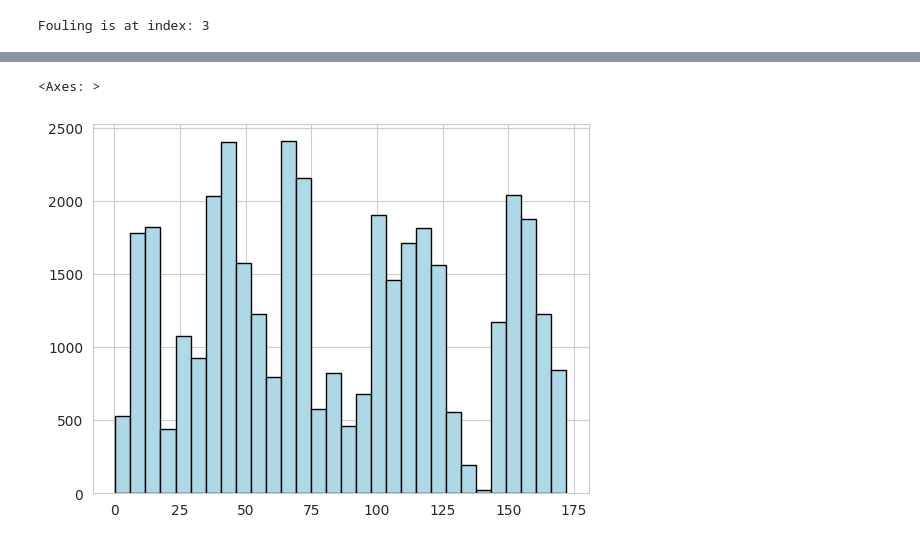
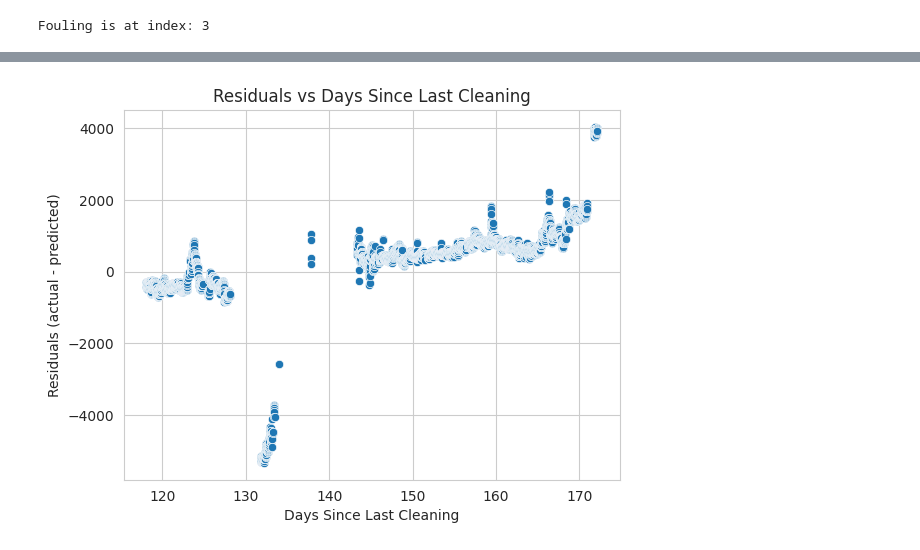
Before and after one commit to AugustBjerg/Master-s-thesis, a Jupyter notebook: code/modelling/notebooks/experimental.ipynb, the cells around one changed output, grey strips where cells are left out. Cells and saved outputs as stored; diff of their text form; code cells hidden in the pictures.

```diff
--- a/code/modelling/notebooks/experimental.ipynb
+++ b/code/modelling/notebooks/experimental.ipynb
@@ -21,7 +21,7 @@ from sklearn.utils.validation import check_is_fitted
 
 random_seed = 42
 # %%
-TIME_SPLIT = False
+TIME_SPLIT = True
 # %%
 WINDOW_LENGTH = "5min"
 # %%
@@ -72,18 +70,18 @@ predictive_sensor_variables = [
     "Days Since Last Cleaning",
 #    "Speed Through Water^3 (m/s)",
 #    "Main Engine Fuel Load % (%)",
-#    "Vessel Propeller Shaft Thrust Force (KN)",
+    "Vessel Propeller Shaft Thrust Force (KN)",
 #    "Vessel Propeller Shaft Rotational Speed (rpm)",
 ]
 
 predictive_weather_variables = [
-#    "Vessel External Conditions Wind Relative Angle (degrees)",
+    "Vessel External Conditions Wind Relative Angle (degrees)",
     "Vessel External Conditions Wind Relative Speed (knots)",
     "Vessel External Conditions Sea Water Temperature (Provider S)",
-#    "Vessel External Conditions Northward Sea Water Velocity (Provider MB)",
-#    "Vessel External Conditions Eastward Sea Water Velocity (Provider MB)",
+    "Vessel External Conditions Northward Sea Water Velocity (Provider MB)",
+    "Vessel External Conditions Eastward Sea Water Velocity (Provider MB)",
     "Vessel External Conditions Wave Significant Height (Provider MB)",
-#    "Vessel External Conditions Swell Significant Height (Provider MB)",
+    "Vessel External Conditions Swell Significant Height (Provider MB)",
 #    "Vessel External Conditions Eastward Wind Velocity (Provider S)",
 #    "Vessel External Conditions Wind True Angle (Provider MB)",
 #    "Vessel External Conditions Wind True Speed (Provider MB)",
@@ -520,0 +748,11 @@ np.float64(0.03040181281325475)
+# %%
+y_pred_test = gam_pipeline.predict(X_test)
+
+plot_residual_boxplots(
+    X_test=X_test,
+    y_test=y_test,
+    y_pred=y_pred_test,
+    variable_name="Vessel Hull Through Water Longitudinal Speed (knots)",
+    n_buckets=7,
+    value_limits=(8, 14),
+)
@@ -521,5 +761,9 @@ np.float64(0.03040181281325475)
 # %%
-X_train['Days Since Last Cleaning'].hist(bins=30, color='lightblue', edgecolor='black')
+# scatterplot between residuals and days since clean
+sns.scatterplot(x=X_test["Days Since Last Cleaning"], y=y_test - y_pred_test)
+plt.title("Residuals vs Days Since Last Cleaning")
+plt.xlabel("Days Since Last Cleaning")
+plt.ylabel("Residuals (actual - predicted)")
+plt.show()
 # %% [output]
-<Axes: >
-[figure, old version]
+[figure, new version]
```
Also changed, not shown: parts of 23 cells of this notebook.
